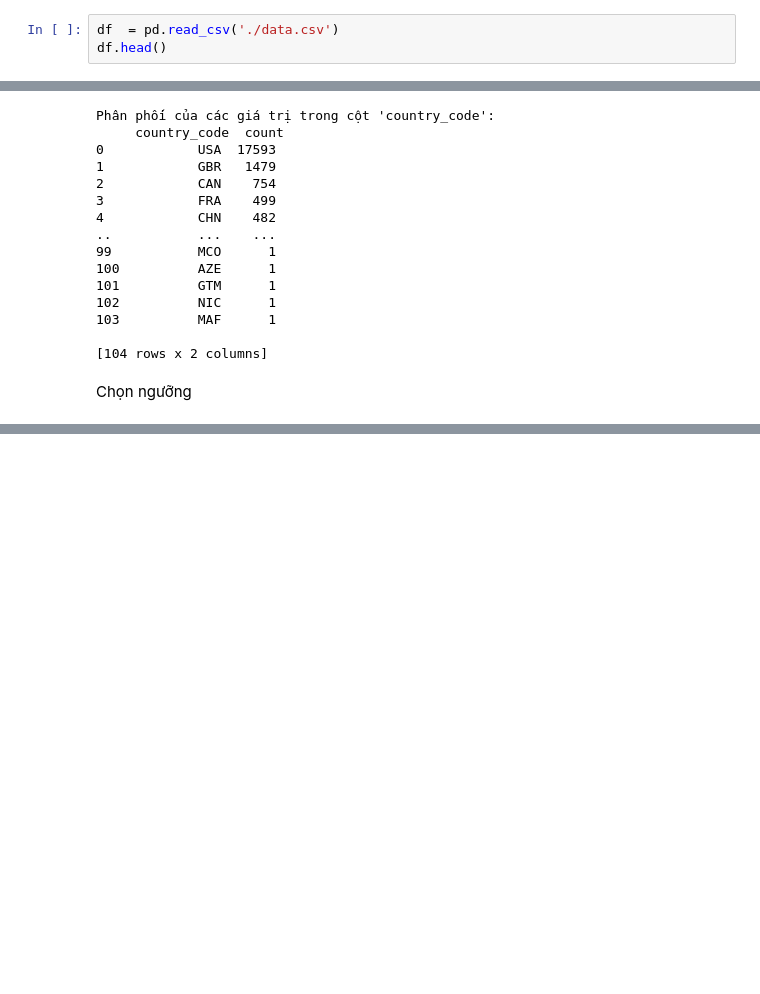
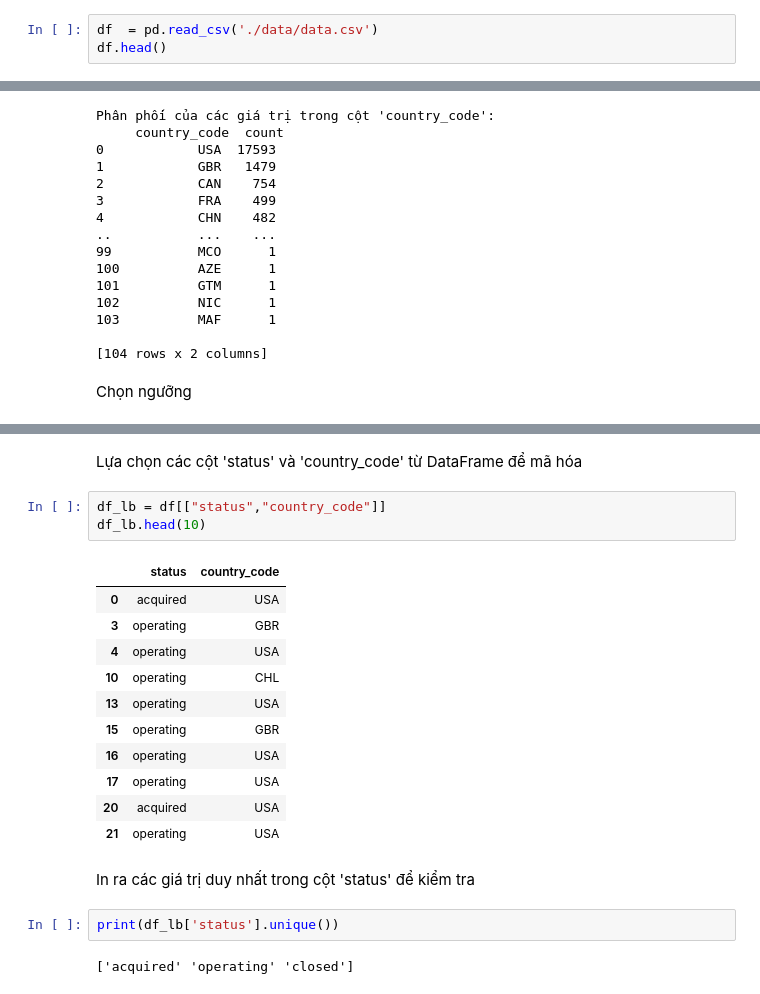
Before and after one commit to SerenaDinhBuiThuLinh/Data-Preprocessing-TLU, a Jupyter notebook: data_preprocessing_tlu.ipynb, the cells around one changed output, grey strips where cells are left out. Saved outputs shown, nothing was run; the diff lists cells and outputs as text; blank space fills up the shorter version.

```diff
--- a/data_preprocessing_tlu.ipynb
+++ b/data_preprocessing_tlu.ipynb
@@ -4,7 +4,7 @@ import numpy as np
 import matplotlib.pyplot as plt
 import seaborn as sns
 # %%
-df  = pd.read_csv('./data.csv')
+df  = pd.read_csv('./data/data.csv')
 df.head()
 # %% [output]
 |  | permalink | name | homepage_url | category_list | market | funding_total_usd | status | country_code | ... |
@@ -291,0 +304,23 @@ df.loc[df['country_code'].isin(rare_values), 'country_code'] = 'Remaining'
+# %% [markdown]
+Lựa chọn các cột 'status' và 'country_code' từ DataFrame để mã hóa
+# %%
+df_lb = df[["status","country_code"]]
+df_lb.head(10)
+# %% [output]
+|  | status | country_code |
+| 0 | acquired | USA |
+| 3 | operating | GBR |
+| 4 | operating | USA |
+| 10 | operating | CHL |
+| 13 | operating | USA |
+| 15 | operating | GBR |
+| 16 | operating | USA |
+| 17 | operating | USA |
+| 20 | acquired | USA |
+| 21 | operating | USA |
+# %% [markdown]
+In ra các giá trị duy nhất trong cột 'status' để kiểm tra
+# %%
+print(df_lb['status'].unique())
+# %% [output]
+['acquired' 'operating' 'closed']
```
Also changed, not shown: parts of 16 cells of this notebook.
